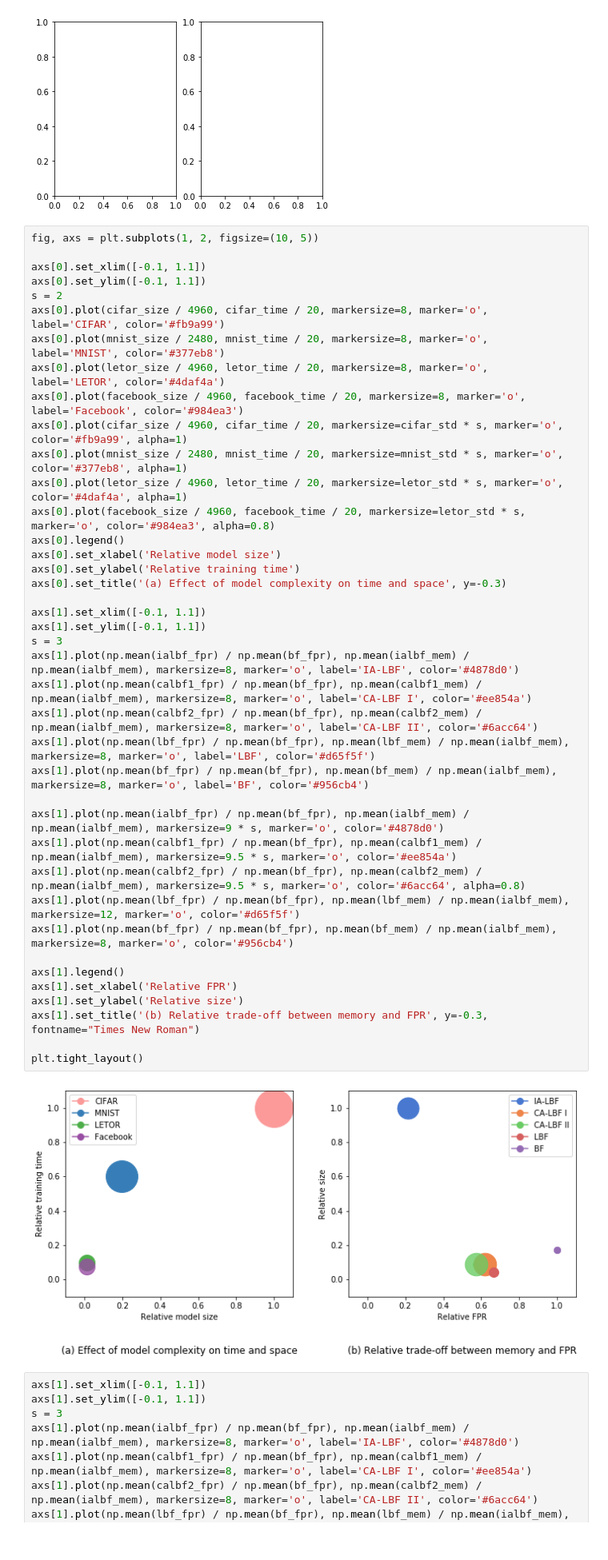
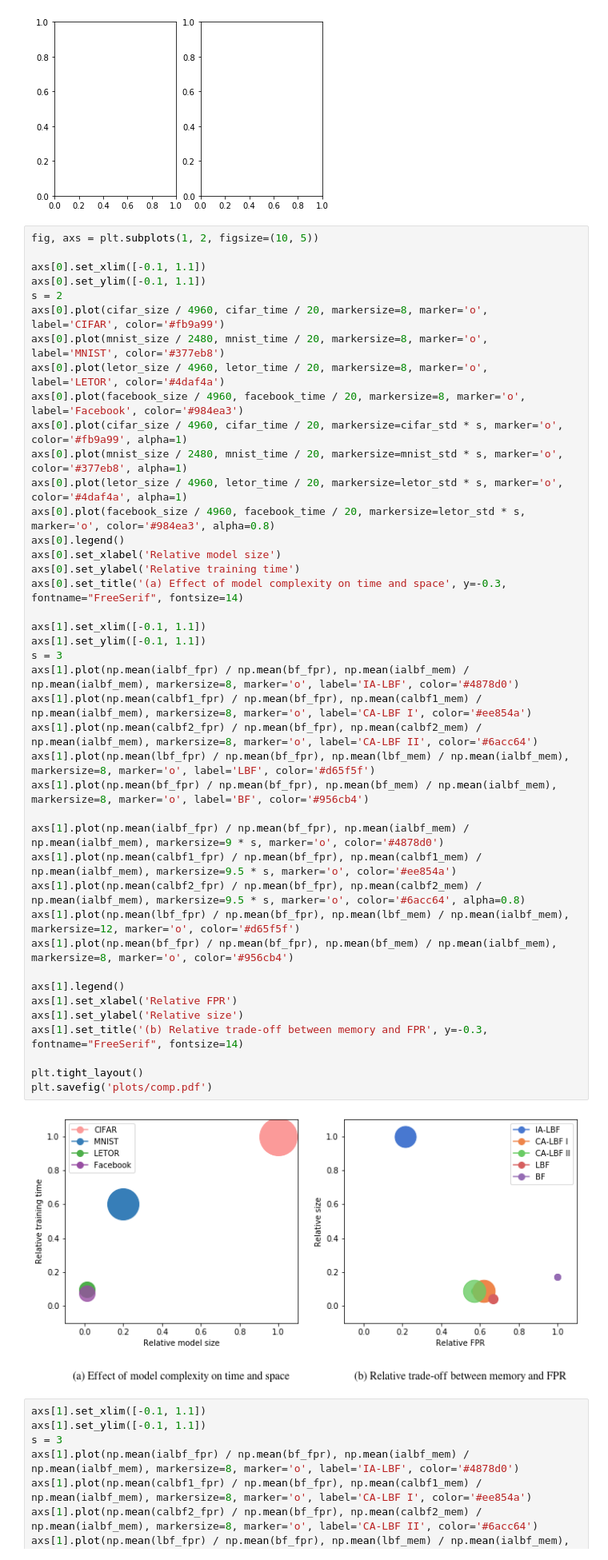
Before and after one commit to arindambhattacharya/LBF, a Jupyter notebook: Misc/Misc. Graphs.ipynb, the cells around one changed output. Shown: that part at 80% size. Saved outputs shown, nothing was run; the diff lists cells and outputs as text.

```diff
--- a/Misc/Misc. Graphs.ipynb
+++ b/Misc/Misc. Graphs.ipynb
@@ -89,36 +89,37 @@ axs[0].plot(letor_size / 4960, letor_time / 20, markersize=8, marker='o', label=
 axs[0].plot(facebook_size / 4960, facebook_time / 20, markersize=8, marker='o', label='Facebook', color='#984ea3')
 axs[0].plot(cifar_size / 4960, cifar_time / 20, markersize=cifar_std * s, marker='o', color='#fb9a99', alpha=1)
 axs[0].plot(mnist_size / 2480, mnist_time / 20, markersize=mnist_std * s, marker='o', color='#377eb8', alpha=1)
 axs[0].plot(letor_size / 4960, letor_time / 20, markersize=letor_std * s, marker='o', color='#4daf4a', alpha=1)
 axs[0].plot(facebook_size / 4960, facebook_time / 20, markersize=letor_std * s, marker='o', color='#984ea3', alpha=0.8)
 axs[0].legend()
 axs[0].set_xlabel('Relative model size')
 axs[0].set_ylabel('Relative training time')
-axs[0].set_title('(a) Effect of model complexity on time and space', y=-0.3)
+axs[0].set_title('(a) Effect of model complexity on time and space', y=-0.3, fontname="FreeSerif", fontsize=14)
 
 axs[1].set_xlim([-0.1, 1.1])
 axs[1].set_ylim([-0.1, 1.1])
 s = 3
 axs[1].plot(np.mean(ialbf_fpr) / np.mean(bf_fpr), np.mean(ialbf_mem) / np.mean(ialbf_mem), markersize=8, marker='o', label='IA-LBF', color='#4878d0')
 axs[1].plot(np.mean(calbf1_fpr) / np.mean(bf_fpr), np.mean(calbf1_mem) / np.mean(ialbf_mem), markersize=8, marker='o', label='CA-LBF I', color='#ee854a')
 axs[1].plot(np.mean(calbf2_fpr) / np.mean(bf_fpr), np.mean(calbf2_mem) / np.mean(ialbf_mem), markersize=8, marker='o', label='CA-LBF II', color='#6acc64')
 axs[1].plot(np.mean(lbf_fpr) / np.mean(bf_fpr), np.mean(lbf_mem) / np.mean(ialbf_mem), markersize=8, marker='o', label='LBF', color='#d65f5f')
 axs[1].plot(np.mean(bf_fpr) / np.mean(bf_fpr), np.mean(bf_mem) / np.mean(ialbf_mem), markersize=8, marker='o', label='BF', color='#956cb4')
 
 axs[1].plot(np.mean(ialbf_fpr) / np.mean(bf_fpr), np.mean(ialbf_mem) / np.mean(ialbf_mem), markersize=9 * s, marker='o', color='#4878d0')
 axs[1].plot(np.mean(calbf1_fpr) / np.mean(bf_fpr), np.mean(calbf1_mem) / np.mean(ialbf_mem), markersize=9.5 * s, marker='o', color='#ee854a')
 axs[1].plot(np.mean(calbf2_fpr) / np.mean(bf_fpr), np.mean(calbf2_mem) / np.mean(ialbf_mem), markersize=9.5 * s, marker='o', color='#6acc64', alpha=0.8)
 axs[1].plot(np.mean(lbf_fpr) / np.mean(bf_fpr), np.mean(lbf_mem) / np.mean(ialbf_mem), markersize=12, marker='o', color='#d65f5f')
 axs[1].plot(np.mean(bf_fpr) / np.mean(bf_fpr), np.mean(bf_mem) / np.mean(ialbf_mem), markersize=8, marker='o', color='#956cb4')
 
 axs[1].legend()
 axs[1].set_xlabel('Relative FPR')
 axs[1].set_ylabel('Relative size')
-axs[1].set_title('(b) Relative trade-off between memory and FPR', y=-0.3, fontname="Times New Roman")
+axs[1].set_title('(b) Relative trade-off between memory and FPR', y=-0.3, fontname="FreeSerif", fontsize=14)
 
 plt.tight_layout()
+plt.savefig('plots/comp.pdf')
 # %% [output]
-[figure, old version]
+[figure, new version]
 # %%
 axs[1].set_xlim([-0.1, 1.1])
 axs[1].set_ylim([-0.1, 1.1])
```
Also changed, not shown: 1 other file.
